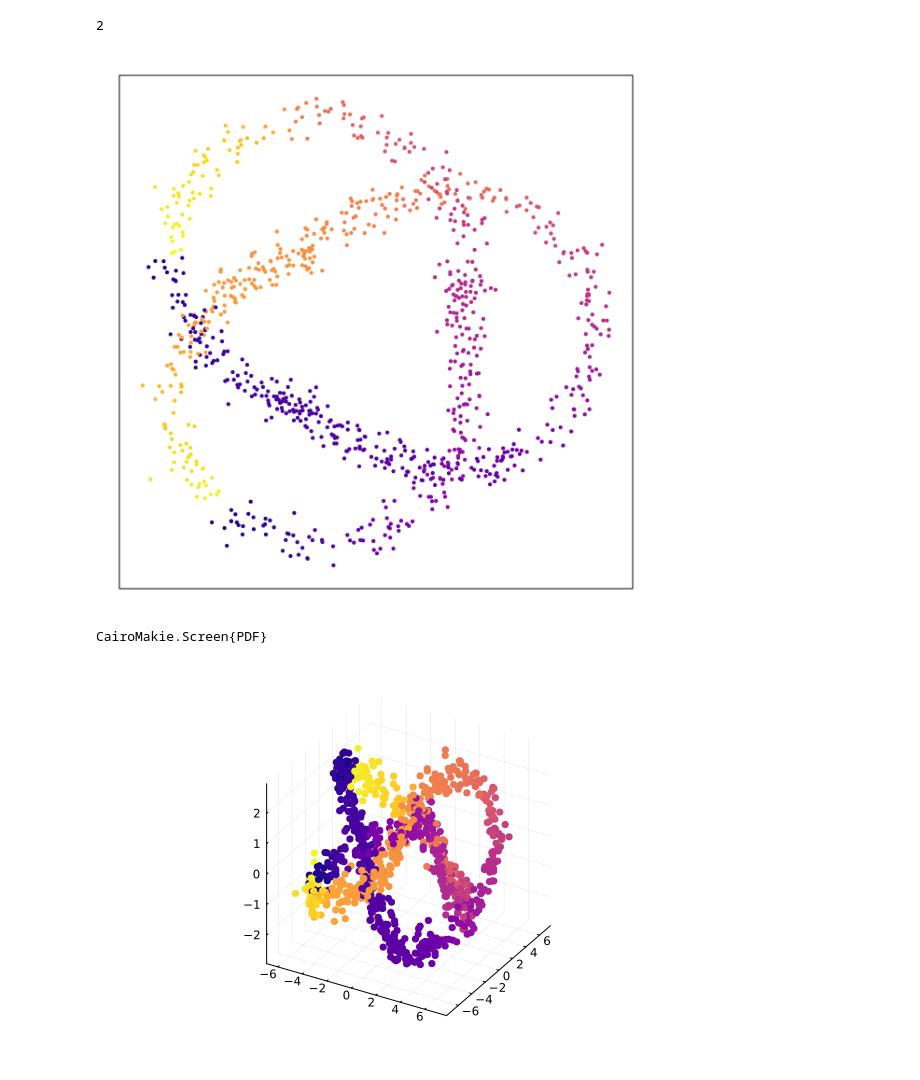
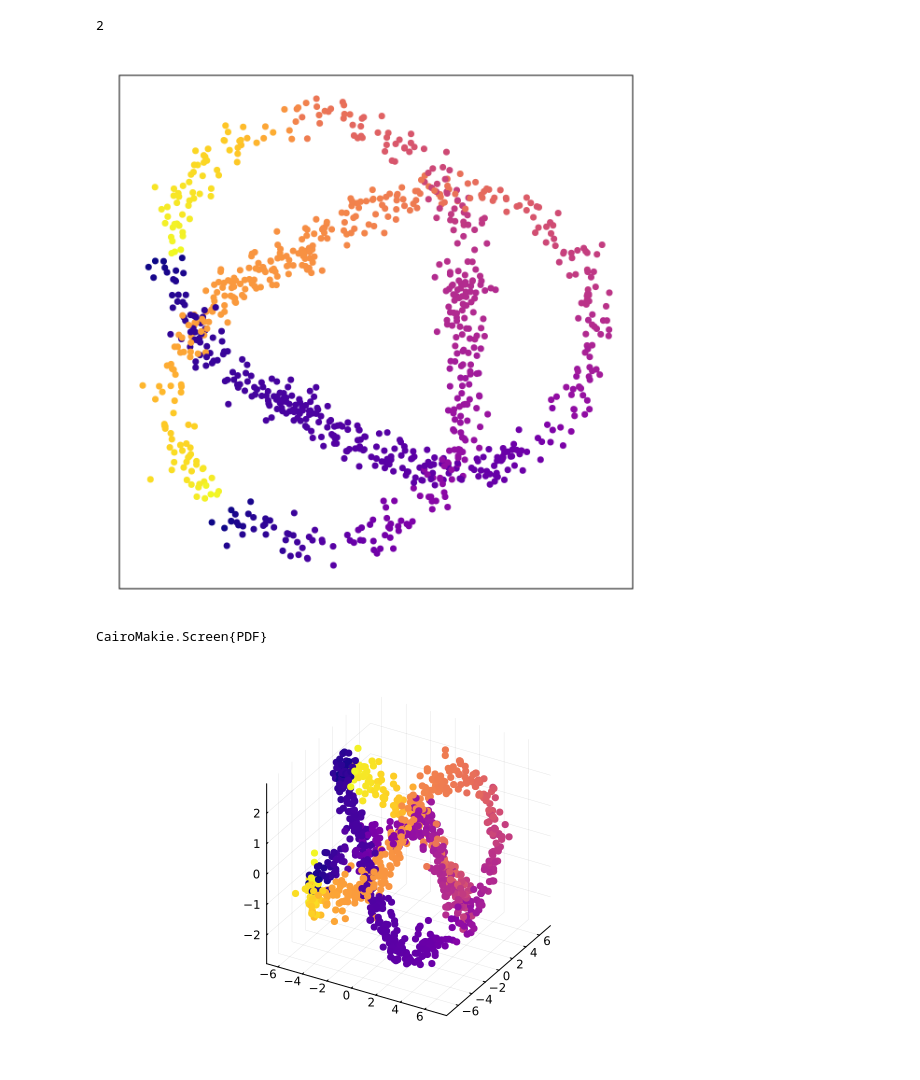
Before and after one commit to MathiasKarsrudNordal/lifting-heuristic-circular-coordinates, a Jupyter notebook: notebooks/algorithm_1_example.ipynb, the cells around one changed output. Saved outputs shown, nothing was run; the diff lists cells and outputs as text; code cells hidden in the pictures.

Commit message:
improved figure

```diff
--- a/notebooks/algorithm_1_example.ipynb
+++ b/notebooks/algorithm_1_example.ipynb
@@ -181,26 +174,24 @@ cocycle = cocycle[birth.(cocycle).<thresh_for_X]
 base_change_cocycle_tilde = CircularCoordinates.base_change(D_tilde, cocycle, ph_field, multpl);
 countmap(base_change_cocycle_tilde)
 
-θ = mod.(Array(IterativeSolvers.lsmr(transpose(D_tilde[1:size(data)[1], 1:L1_dim]), base_change_cocycle_tilde[1:L1_dim])), 1.0);
-
-fig_2d = Figure(size=(600, 600), fontsize=14, figure_padding=25)
-ax_2d = Axis(fig_2d[1, 1]; aspect=1)
-CairoMakie.scatter!(ax_2d, data[:, 1], data[:, 2];
-    markersize=6,
-    color=θ,
-    colormap=:plasma,
-    transparency=true
-)
-hidexdecorations!(ax_2d; ticks=true, ticklabels=true, grid=true)
-hideydecorations!(ax_2d; ticks=true, ticklabels=true, grid=true)
-display(fig_2d)
-
-if savefigs
-    CairoMakie.save("../figs/algorithm_1_example_winding_2.pdf", fig_2d)
-end
+θ_2 = mod.(Array(IterativeSolvers.lsmr(transpose(D_tilde[1:size(data)[1], 1:L1_dim]), base_change_cocycle_tilde[1:L1_dim])), 1.0);
-# %% [output]
-[figure, removed]
-CairoMakie.Screen{PDF}
+# %%
+fig_2 = Figure(size=(600, 600), fontsize=14, figure_padding=25)
+ax_2d = Axis(fig_2[1, 1]; aspect=1)
+CairoMakie.scatter!(ax_2d, data[:, 1], data[:, 2];
+    markersize=10,
+    color=θ_2,
+    colormap=:plasma,
+    transparency=true
+)
+hidexdecorations!(ax_2d; ticks=true, ticklabels=true, grid=true)
+hideydecorations!(ax_2d; ticks=true, ticklabels=true, grid=true)
+display(fig_2)
+
+CairoMakie.save("../figs/algorithm_1_example_winding_2.pdf", fig_2)
+# %% [output]
+[figure, added]
+CairoMakie.Screen{PDF}
 # %%
 """
 We also include a 3D plot of the trefoil with the circular coordinates.
```
Also changed, not shown: parts of 4 cells of this notebook, 3 other files.
